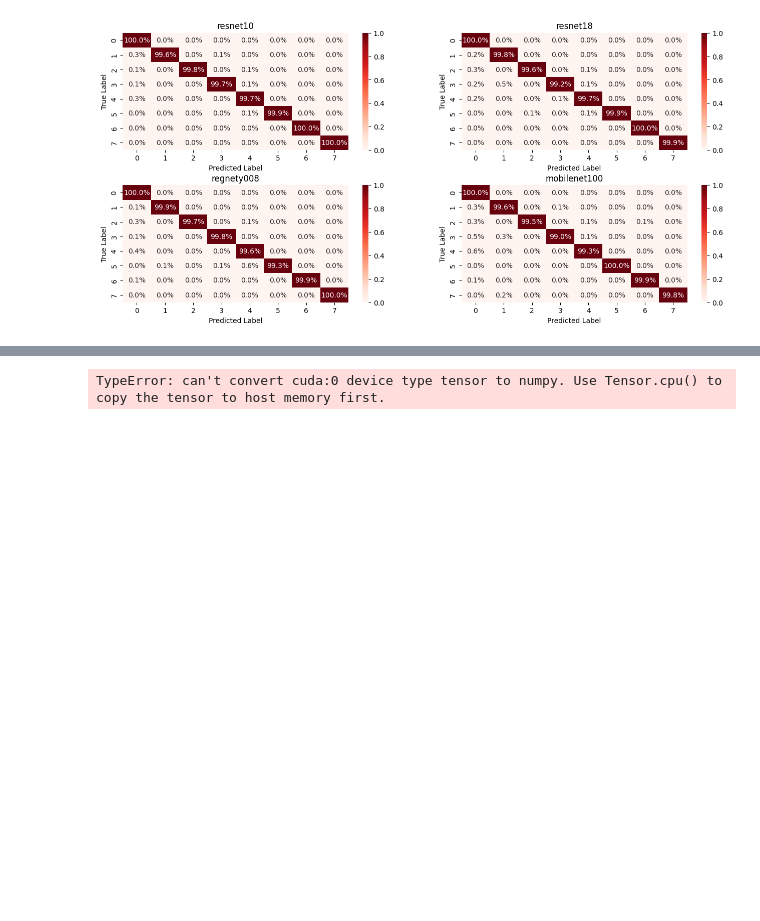
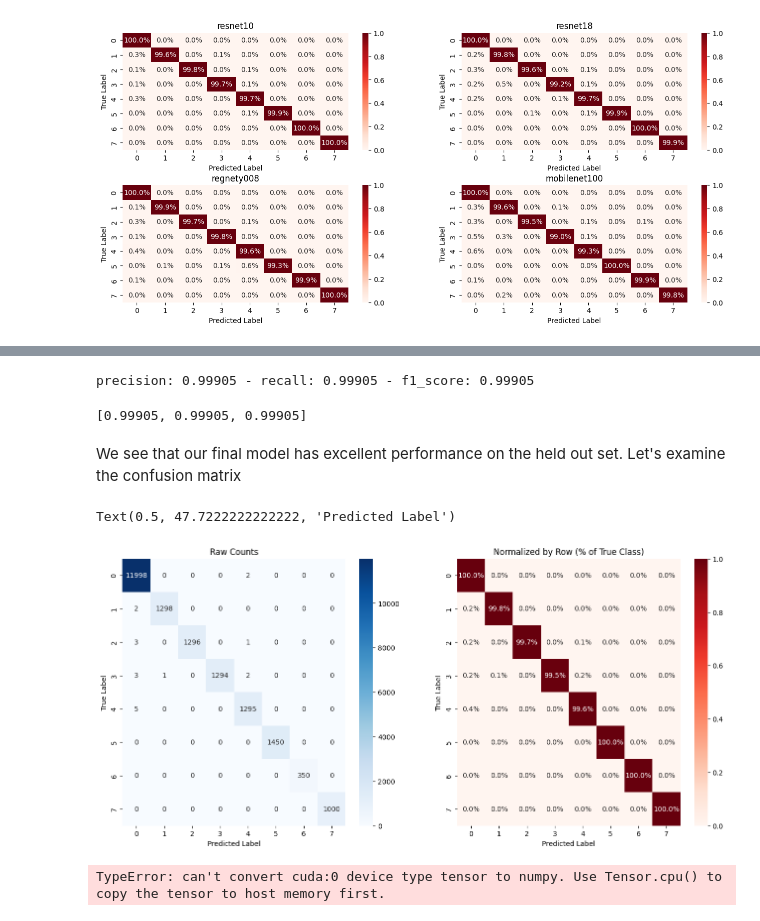
Before and after one commit to SergeiOssokine/wheat_analysis_capstone, a Jupyter notebook: notebook.ipynb, the cells around one changed output, grey strips where cells are left out. Drawn from its saved outputs; the diff is of its cells as text; code cells hidden in the pictures; blank space fills up the shorter version.

```diff
--- a/notebook.ipynb
+++ b/notebook.ipynb
@@ -729,10 +723,18 @@ print(model.default_cfg)
 from utils import reload_model_for_inference
 from evaluate_model import compute_accuracy_measures
 # %%
-trained_resnet10,tr_config_resnet10 = reload_model_for_inference('resnet10t_checkpoint_10.pt')
-trained_resnet18,tr_config_resnet18 = reload_model_for_inference('resnet18_checkpoint_10.pt')
-trained_regnety008,tr_config_regnety008 = reload_model_for_inference('regnety_008_tv.tv2_in1k_checkpoint_10.pt')
-trained_mobilenet,tr_config_mobilenet = reload_model_for_inference('mobilenetv3_large_100.ra_in1k_checkpoint_10.pt')
+trained_resnet10, tr_config_resnet10 = reload_model_for_inference(
+    "resnet10t_checkpoint_10.pt"
+)
+trained_resnet18, tr_config_resnet18 = reload_model_for_inference(
+    "resnet18_checkpoint_10.pt"
+)
+trained_regnety008, tr_config_regnety008 = reload_model_for_inference(
+    "regnety_008_tv.tv2_in1k_checkpoint_10.pt"
+)
+trained_mobilenet, tr_config_mobilenet = reload_model_for_inference(
+    "mobilenetv3_large_100.ra_in1k_checkpoint_10.pt"
+)
 # %%
 # Assess all models on the validation set
 df_resnet10, val_loss_resnet10, val_acc_resnet10 = evaluate_model.evaluate_model(
@@ -869,0 +892,12 @@ array([[<Axes: >, <Axes: >],
+# %%
+final_model,final_config = reload_model_for_inference("./checkpoints/resnet10t_final.pt")
+# %%
+test_dataset = prepare_dataset(
+    "test_list.json", model_name=tr_config_resnet10.model_name
+)
+# %%
+df_final, val_loss_final, val_acc_final= evaluate_model.evaluate_model(
+    final_model,
+    test_dataset,
+    final_config,
+)
@@ -870,3 +918,29 @@ array([[<Axes: >, <Axes: >],
+# %%
+compute_accuracy_measures(df_final, average="micro")
+# %% [output]
+precision: 0.99905 - recall: 0.99905 - f1_score: 0.99905
+[0.99905, 0.99905, 0.99905]
+# %% [markdown]
+We see that our final model has excellent performance on the held out set. Let's examine the confusion matrix
+# %%
+conf_matrix = confusion_matrix(df_final["labels"], df_final["preds"])
+# Normalize as percent of the right class
+conf_matrix_normalized = (
+    conf_matrix.astype("float") / conf_matrix.sum(axis=1)[:, np.newaxis]
+)
+fig, axes = plt.subplots(1, 2, figsize=(16, 7))
+# Raw counts
+sns.heatmap(conf_matrix, annot=True, fmt="d", cmap="Blues", ax=axes[0])
+axes[0].set_title("Raw Counts")
+axes[0].set_ylabel("True Label")
+axes[0].set_xlabel("Predicted Label")
+sns.heatmap(conf_matrix_normalized, annot=True, fmt=".1%", cmap="Reds", ax=axes[1])
+axes[1].set_title("Normalized by Row (% of True Class)")
+axes[1].set_ylabel("True Label")
+axes[1].set_xlabel("Predicted Label")
+# %% [output]
+Text(0.5, 47.7222222222222, 'Predicted Label')
+[figure, added]
 # %%
 input_numpy = input_tensor.numpy()
 
```
Also changed, not shown: parts of 20 cells of this notebook, 13 other files.
